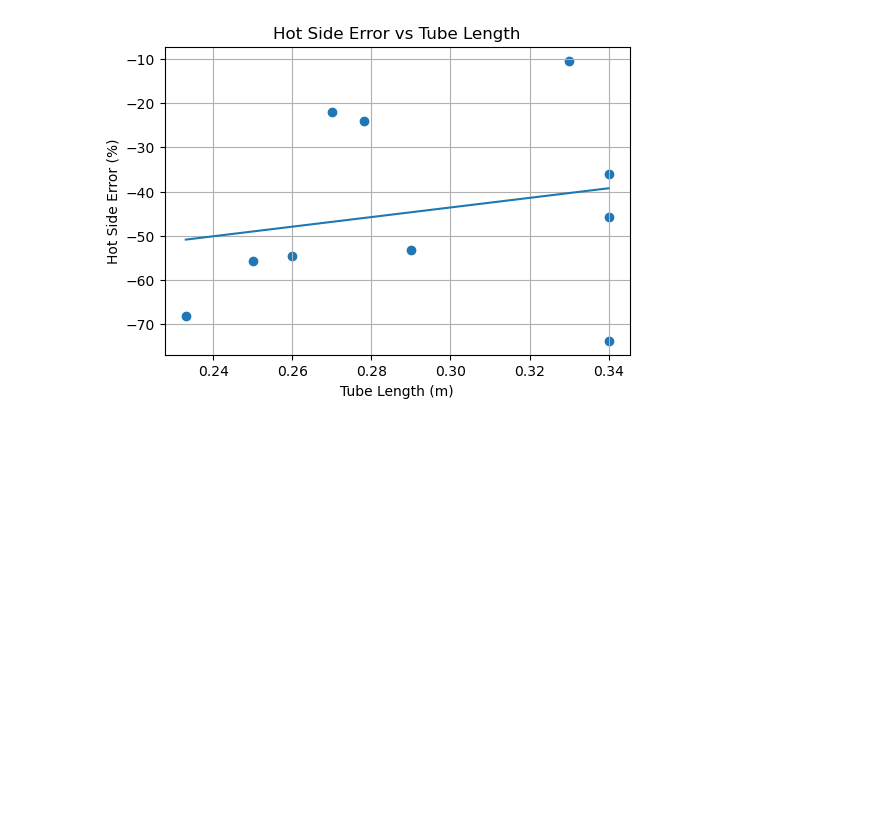
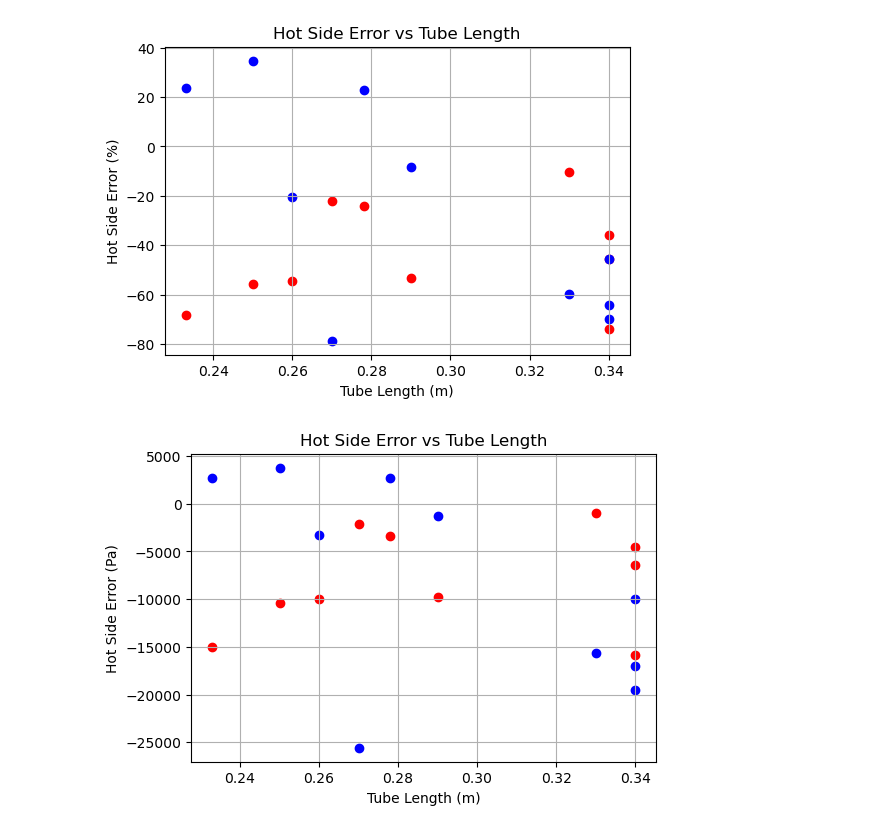
Before and after one commit to mp2125/GA3, a Jupyter notebook: plotterNB.ipynb, the cells around one changed output. Drawn from its saved outputs; the diff is of its cells as text; code cells hidden in the pictures; blank space fills up the shorter version.

```diff
--- a/plotterNB.ipynb
+++ b/plotterNB.ipynb
@@ -12,6 +12,9 @@ tube_lengths = []
 num_tubes = []
 num_baffles = []
 
+abs_hot_errors = []
+abs_cold_errors = []
+
 hot_errors = []
 cold_errors = []
 
@@ -25,8 +28,10 @@ for i, hx in enumerate(hxs):
     dp_cold_measured, dp_hot_measured = pressure_changes[i]
 
     # Relative errors (%)
-    rel_error_cold = 100 * (dp_cold_pred - dp_cold_measured) / dp_cold_measured
-    rel_error_hot  = 100 * (dp_hot_pred - dp_hot_measured) / dp_hot_measured
+    abs_error_cold = dp_cold_pred - dp_cold_measured
+    abs_error_hot = dp_hot_pred - dp_hot_measured
+    rel_error_cold = 100 * abs_error_cold / dp_cold_measured
+    rel_error_hot  = 100 * abs_error_hot / dp_hot_measured
 
     # Store parameters
     tube_lengths.append(hx.tube_length)
@@ -34,27 +39,47 @@ for i, hx in enumerate(hxs):
     num_baffles.append(hx.number_of_baffles)
 
     # Store errors
+    abs_hot_errors.append(abs_error_hot)
+    abs_cold_errors.append(abs_error_cold)
+
     hot_errors.append(rel_error_hot)
     cold_errors.append(rel_error_cold)
 # %%
 # -----------------------------
 # Plot 1: Hot error vs tube length
 # -----------------------------
 
 plt.figure(figsize=(6,4))
-plt.scatter(tube_lengths, hot_errors)
+plt.scatter(tube_lengths, hot_errors,color='red')
+plt.scatter(tube_lengths, cold_errors,color='blue')
 
 # Optional linear fit
 m, c = np.polyfit(tube_lengths, hot_errors, 1)
 xfit = np.linspace(min(tube_lengths), max(tube_lengths), 100)
-plt.plot(xfit, m*xfit + c)
+# plt.plot(xfit, m*xfit + c)
 
 plt.xlabel("Tube Length (m)")
 plt.ylabel("Hot Side Error (%)")
 plt.title("Hot Side Error vs Tube Length")
 plt.grid(True)
+plt.show()
+
+plt.figure(figsize=(6,4))
+plt.scatter(tube_lengths, abs_hot_errors,color='red')
+plt.scatter(tube_lengths, abs_cold_errors,color='blue')
+
+# Optional linear fit
+m, c = np.polyfit(tube_lengths, abs_hot_errors, 1)
+xfit = np.linspace(min(tube_lengths), max(tube_lengths), 100)
+# plt.plot(xfit, m*xfit + c)
+
+plt.xlabel("Tube Length (m)")
+plt.ylabel("Hot Side Error (Pa)")
+plt.title("Hot Side Error vs Tube Length")
+plt.grid(True)
 # %% [output]
-[figure, old version]
+[figure, new version]
+[figure, added]
 # %%
 # -----------------------------
 # Plot 2: Hot error vs number of tubes
```
Also changed, not shown: parts of 3 cells of this notebook, 3 other files.
